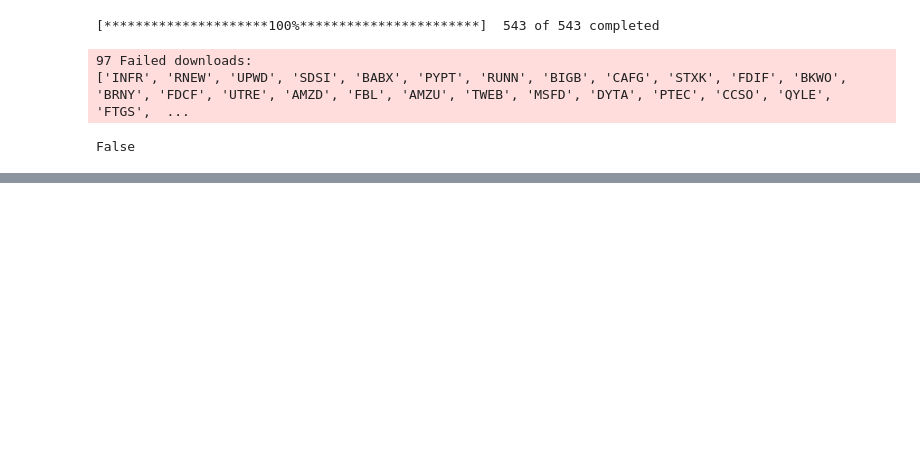
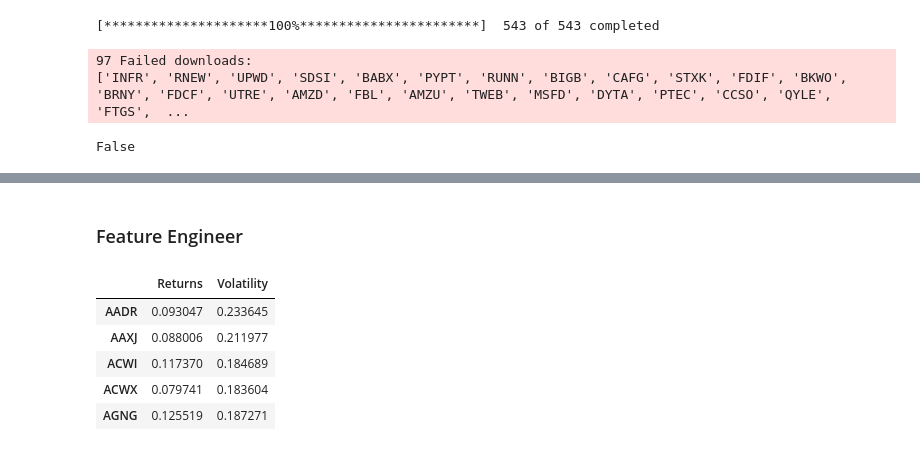
Before and after one commit to 2Rings/Quant_Strategies, a Jupyter notebook: MLTrading/UnsupervisedLearning/KMeansClustering.ipynb, the cells around one changed output, grey strips where cells are left out. Cells and saved outputs as stored; diff of their text form; code cells hidden in the pictures; blank space fills up the shorter version.

```diff
--- a/MLTrading/UnsupervisedLearning/KMeansClustering.ipynb
+++ b/MLTrading/UnsupervisedLearning/KMeansClustering.ipynb
@@ -81,0 +65,14 @@ data
+# %% [markdown]
+### Feature Engineer
+# %%
+# Create DataFrame with returns and volatility information
+df_returns = pd.DataFrame(data.pct_change().mean() * 255, columns = ["Returns"])
+df_returns["Volatility"] = data.pct_change().std() * np.sqrt(255)
+df_returns.head()
+# %% [output]
+|  | Returns | Volatility |
+| AADR | 0.093047 | 0.233645 |
+| AAXJ | 0.088006 | 0.211977 |
+| ACWI | 0.117370 | 0.184689 |
+| ACWX | 0.079741 | 0.183604 |
+| AGNG | 0.125519 | 0.187271 |
```
Also changed, not shown: parts of 9 cells of this notebook.
